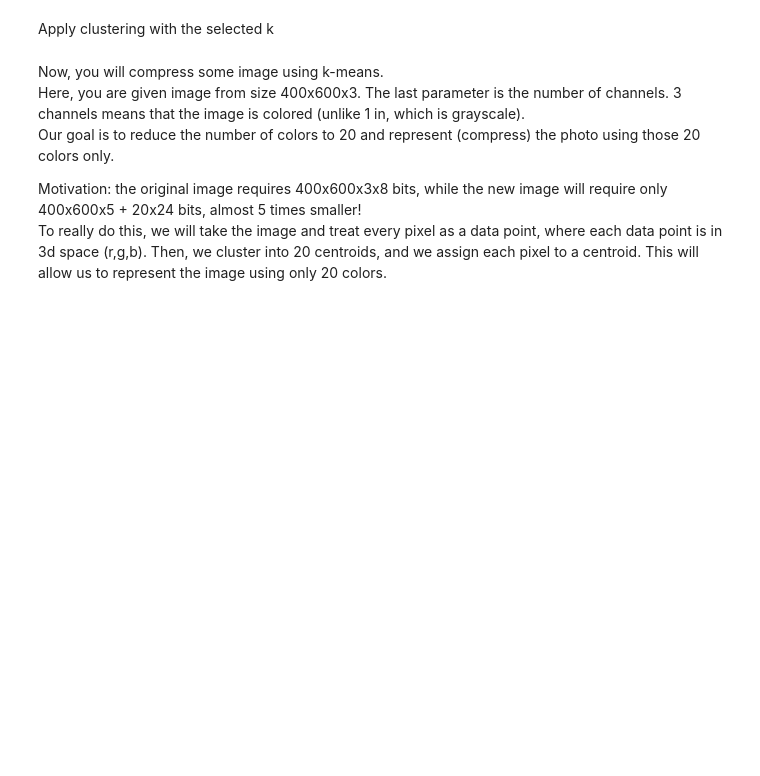
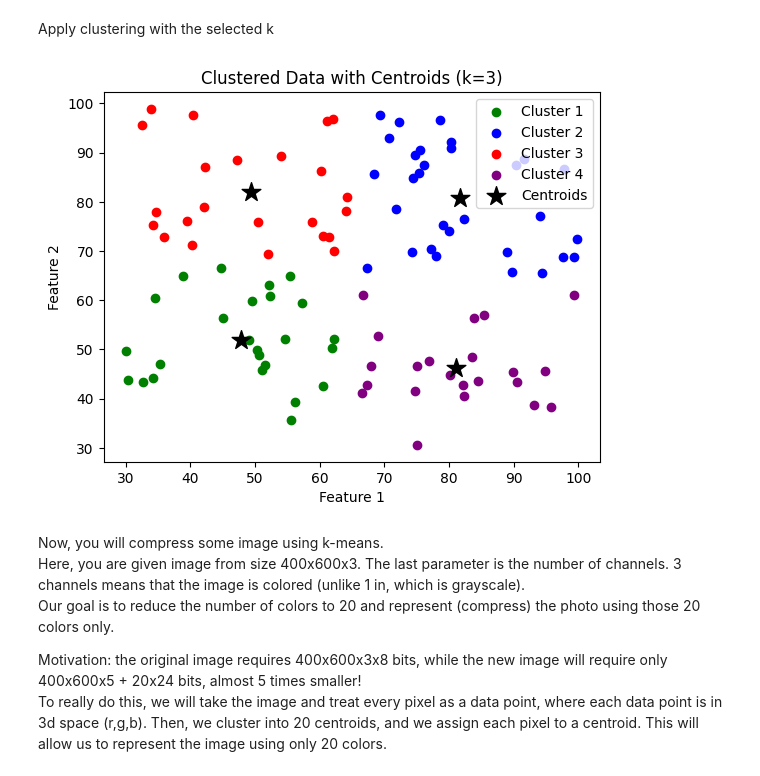
Before and after one commit to samihwar/machine_learning, a Jupyter notebook: HW4.ipynb, the cells around one changed output. Saved outputs shown, nothing was run; the diff lists cells and outputs as text; code cells hidden in the pictures; blank space fills up the shorter version.

```diff
--- a/HW4.ipynb
+++ b/HW4.ipynb
@@ -246,3 +323,27 @@ Apply clustering with the selected k
+# %%
+# Implement here
+k = 4
+clust = Kmeans(n_clusters=k)
+clust.fit(data)
+
+# This code plots the clustered data with centroids
+labels = clust.labels
+centroids = clust.centroids
+
+colors = ['green', 'blue', 'red','purple']  # Color for each cluster
+for i in range(k):
+    cluster_data = data[labels == i]  # Data points in the current cluster
+    plt.scatter(cluster_data[:, 0], cluster_data[:, 1], c=colors[i], label=f'Cluster {i+1}')
+
+# Plot centroids
+plt.scatter(centroids[:, 0], centroids[:, 1], c='black', marker='*', s=200, label='Centroids')
+plt.legend()
+plt.title('Clustered Data with Centroids (k=3)')
+plt.xlabel('Feature 1')
+plt.ylabel('Feature 2')
+plt.show()
+# %% [output]
+[figure, added]
 # %% [markdown]
 Now, you will compress some image using k-means. <br/>
 Here, you are given image from size 400x600x3. The last parameter is the number of channels. 3 channels means that the image is colored (unlike 1 in, which is grayscale). <br/>
```
Also changed, not shown: parts of 17 cells of this notebook.
